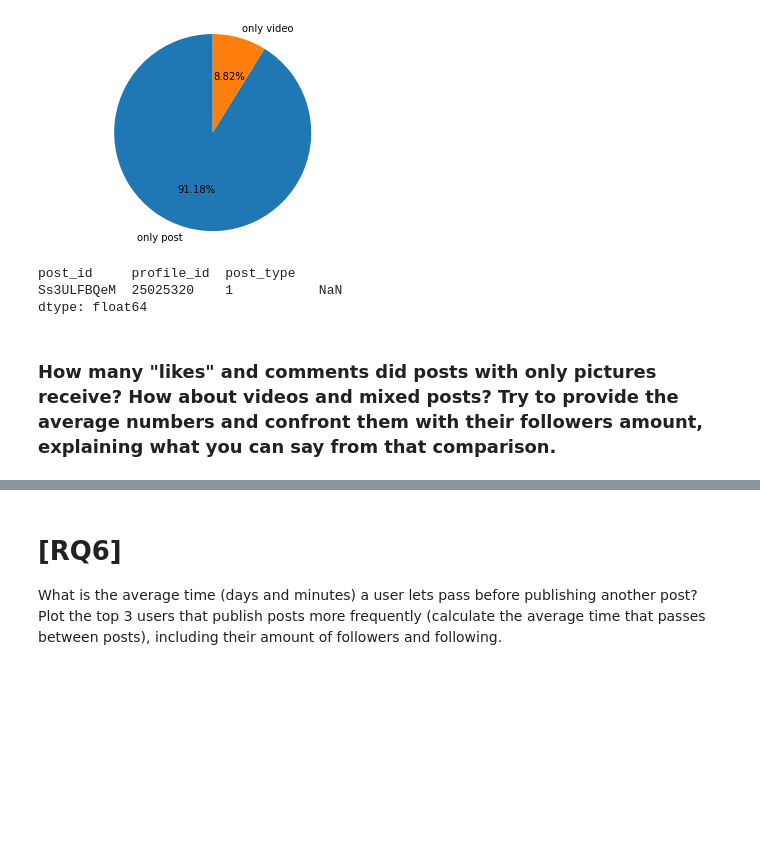
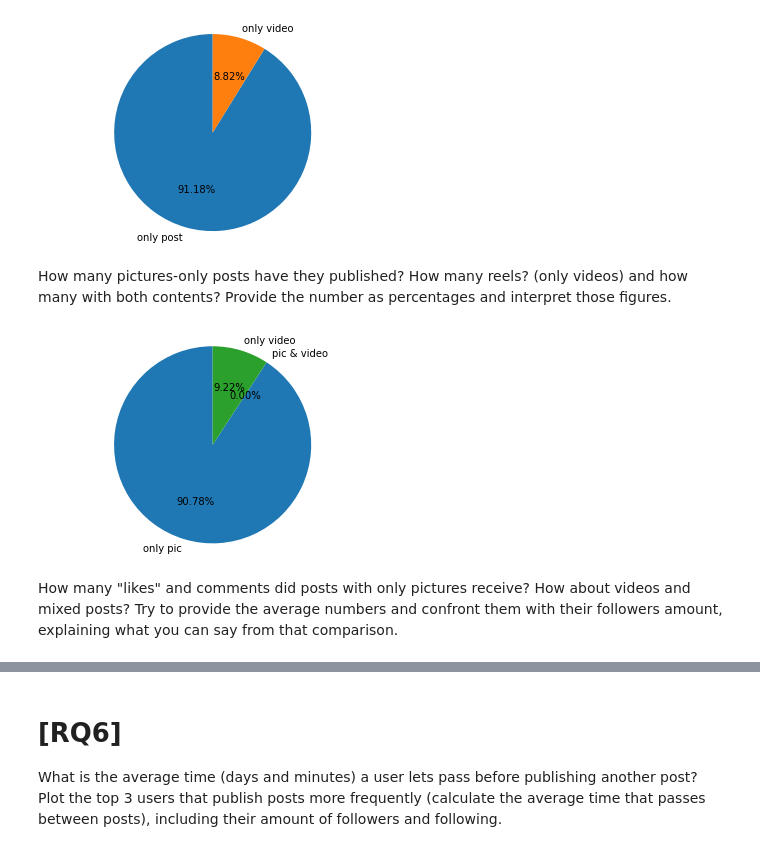
Before and after one commit to sophiaBalestrucci/ADM-HW2, a Jupyter notebook: HW2.ipynb, the cells around one changed output, grey strips where cells are left out. Saved outputs shown, nothing was run; the diff lists cells and outputs as text; code cells hidden in the pictures; blank space fills up the shorter version.

```diff
--- a/HW2.ipynb
+++ b/HW2.ipynb
@@ -292,11 +390,33 @@ ax1.axis('equal')  # Equal aspect ratio ensures that pie is drawn as a circle.
 plt.show()
 # %% [output]
 [figure]
-# %%
-post
-# %% [output]
-post_id     profile_id  post_type
-Ss3ULFBQeM  25025320    1           NaN
-dtype: float64
+# %% [markdown]
+How many pictures-only posts have they published? How many reels? (only videos) and how many with both contents? Provide the number as percentages and interpret those figures.
+# %%
+post=[]
+both=[]
+video=[]
+field=['post_id','profile_id','post_type']
+for chunk in pd.read_csv('~/instagram_posts.csv', delimiter='\t', chunksize=500000, usecols=field):
+    chunk.dropna(subset=['post_type'],inplace=True)
+    post.append(chunk.loc[(chunk['profile_id'].isin( top_follower['profile_id']) & (chunk['post_type']==1)),'post_id'].tolist())
+    both.append(chunk.loc[(chunk['profile_id'].isin( top_follower['profile_id']) & (chunk['post_type']==3)),'post_id'].tolist())
+    video.append(chunk.loc[(chunk['profile_id'].isin( top_follower['profile_id']) & (chunk['post_type']==2)),'post_id'].tolist())
+
+post2=[y for el in post for y in el]
+video2=[y for el in video for y in el]
+both2=[y for el in both for y in el]
+perc_both=len(both2)
+perc_post=len(post2) #number of picture-only post
+perc_video=len(video2)
+labels = 'only pic', 'pic & video','only video'
+sizes = [perc_post,perc_both,perc_video]
+fig1, ax1 = plt.subplots()
+ax1.pie(sizes,  labels=labels, startangle=90,autopct='%1.2f%%')
+ax1.axis('equal')  # Equal aspect ratio ensures that pie is drawn as a circle.
+
+plt.show()
+# %% [output]
+[figure, added]
 # %% [markdown]
-### How many "likes" and comments did posts with only pictures receive? How about videos and mixed posts? Try to provide the average numbers and confront them with their followers amount, explaining what you can say from that comparison.
+How many "likes" and comments did posts with only pictures receive? How about videos and mixed posts? Try to provide the average numbers and confront them with their followers amount, explaining what you can say from that comparison.
```
Also changed, not shown: parts of 34 cells of this notebook.
